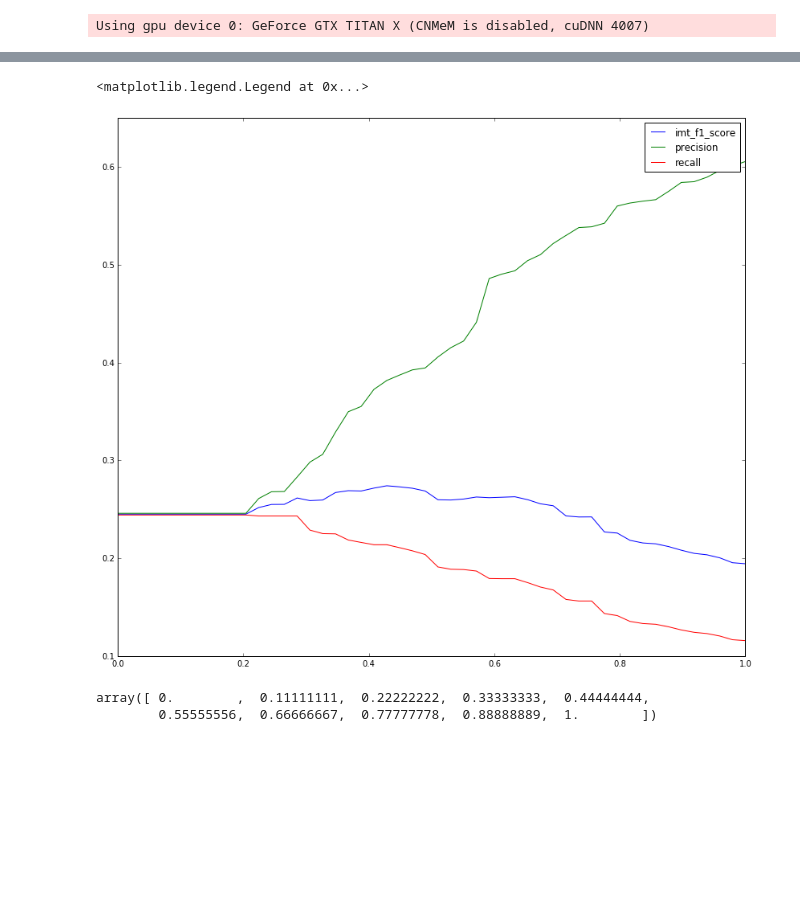
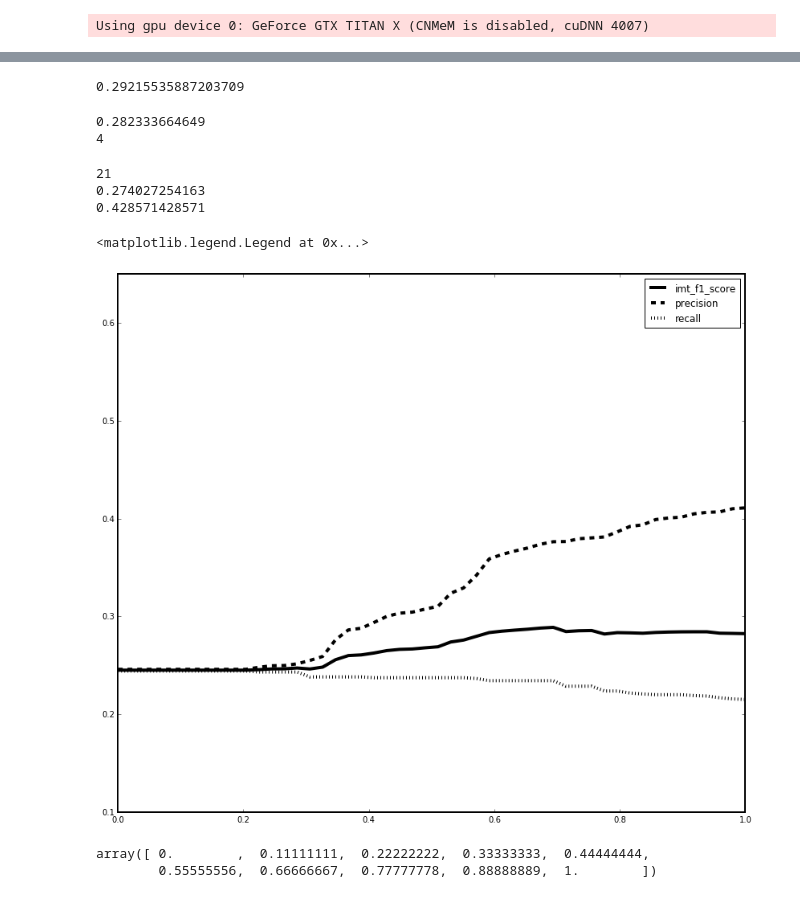
Before and after one commit to chrishokamp/neural_imt, a Jupyter notebook: proto/prototype_confidence_from_glimpses.ipynb, the cells around one changed output, grey strips where cells are left out. Drawn from its saved outputs; the diff is of its cells as text; code cells hidden in the pictures; blank space fills up the shorter version.

```diff
--- a/proto/prototype_confidence_from_glimpses.ipynb
+++ b/proto/prototype_confidence_from_glimpses.ipynb
@@ -61,10 +61,12 @@ array([  1.37069589e-02,   7.70028889e-01,   1.28089935e-01,
          4.88192635e-03,   4.61603561e-03,   2.97636987e-04,
          2.41166465e-02,   5.90839889e-03], dtype=float32)
 # %%
-def prune_hyps_at_threshold(threshold, tups, n=3):
+def prune_hyps_at_threshold(threshold, tups, cutoff=4, n=3):
     pruned_hyps = []
     for source, hyp, ref, glimpse in tups:
-        pruned_hyp = [hyp[0]]
+#         pruned_hyp = hyp[:cutoff]
+        pruned_hyp = hyp[:1]
+
         for w, weights in zip(hyp[1:], glimpse[1:]):
             aligned_word = numpy.argmax(weights)
             sorted_weights = numpy.sort(weights)[::-1]
@@ -102,3 +145,7 @@ t_f1s, t_ps, t_rs = zip(*[avg_imtF1(pruned_set, ref_lines) for pruned_set in pru
+# %%
+max_rs
+# %% [output]
+0.29215535887203709
 # %%
 # now graph f1, precision, recall over threshold
 
@@ -112,28 +159,52 @@ import matplotlib.pyplot as plt
 
 import pylab
 pylab.rcParams['figure.figsize'] = (14.0, 12.0)
+pylab.rcParams['axes.linewidth'] = 2. #set the value globally
 # %%
-avg_f1s = [2*((p*r) / (p+r)) for p,r in zip(t_ps, t_rs)]
+avg_thresh_f1s = [2*((p*r) / (p+r)) for p,r in zip(t_ps, t_rs)]
+avg_cutoff_f1s = [2*((p*r) / (p+r)) for p,r in zip(c_ps, c_rs)]
+# %%
+best_cutoff_idx = np.argmax(avg_cutoff_f1s)
+# print(best_cutoff_idx)
+print(avg_cutoff_f1s[best_cutoff_idx])
+print(cutoffs[best_cutoff_idx])
+# %% [output]
+0.282333664649
+4
+# %%
+best_thresh_idx = np.argmax(avg_thresh_f1s)
+print(best_thresh_idx)
+print(avg_thresh_f1s[best_thresh_idx])
+print(thresholds[best_thresh_idx])
+# %% [output]
+21
+0.274027254163
+0.428571428571
 # %%
 fig, ax = plt.subplots()
 
 names = ['imt_f1_score', 'precision', 'recall']
-metrics = [avg_f1s, t_ps, t_rs]
+metrics = [avg_thresh_f1s, t_ps, t_rs]
+# styles = 	['solid' | 'dashed', 'dashdot', 'dotted' |
+styles = ['solid', 'dashed', 'dotted']
+
+
 # for i,key_points in enumerate(all_points):
 
 for i in range(len(names)):
     name = names[i]
     x = thresholds
     y = metrics[i]
 #     ax.scatter(x, y, s=70, c='red')
-    plt.plot(x, y, label=name)
+    plt.plot(x, y, 'k', label=name, linewidth=4.0, ls=styles[i])
+
     plt.ylim([0.1,0.65])
 
 
 plt.legend()
 # %% [output]
 <matplotlib.legend.Legend at 0x...>
-[figure, old version]
+[figure, new version]
 # %%
 thresholds
 # %% [output]
```
Also changed, not shown: parts of 9 cells of this notebook, 4 other files.
